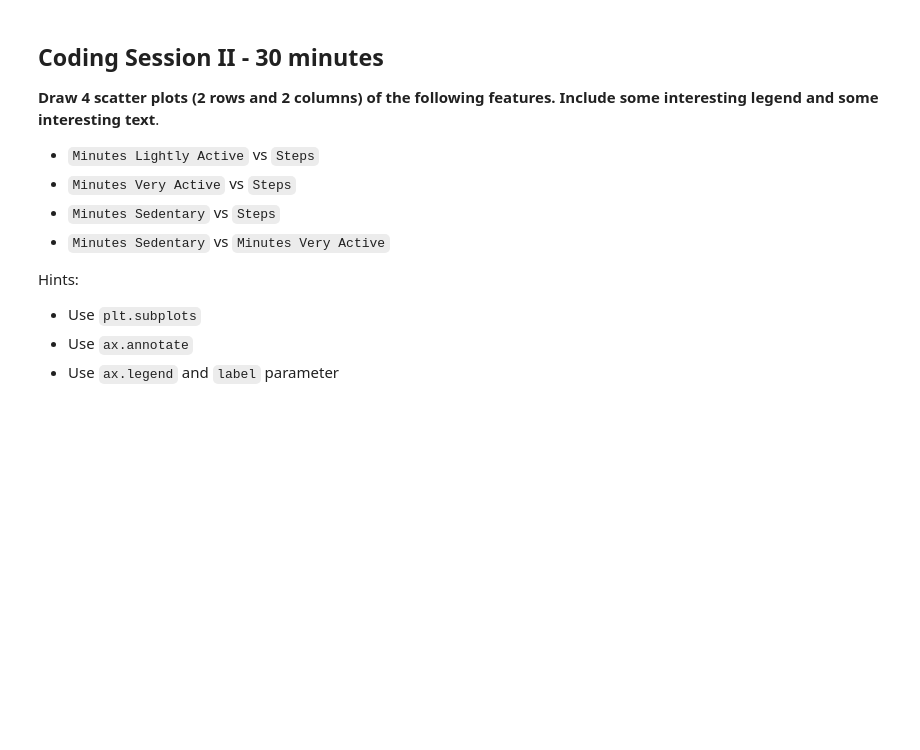
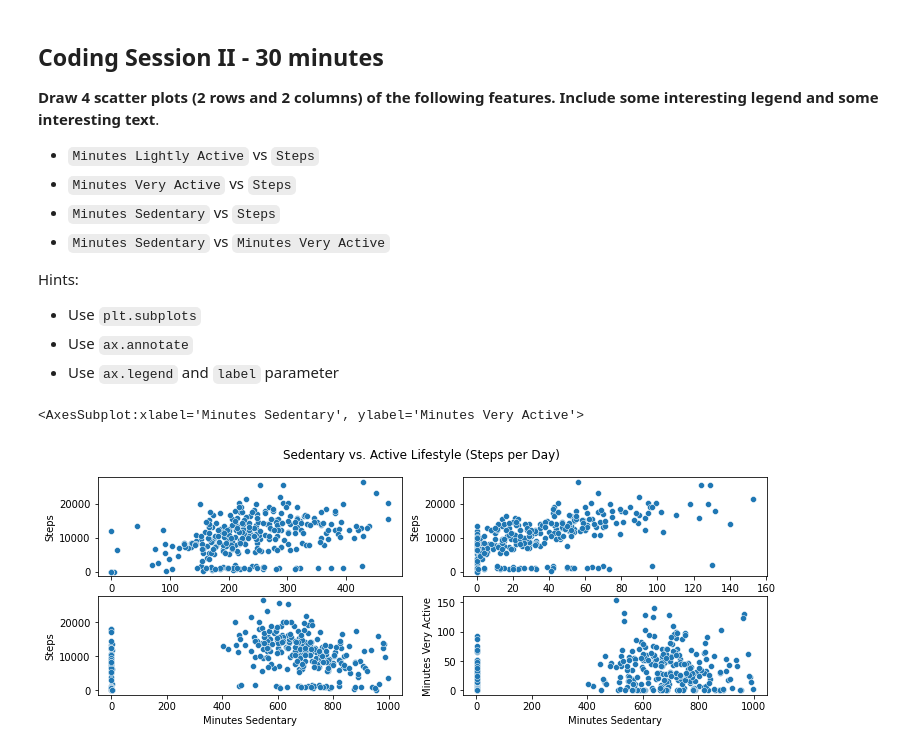
Before and after one commit to Ironhack-Data-Madrid-Marzo-2021/lab-visualization-extra, a Jupyter notebook: our_code.ipynb, the cells around one changed output. Cells and saved outputs as stored; diff of their text form; code cells hidden in the pictures; blank space fills up the shorter version.

```diff
--- a/our_code.ipynb
+++ b/our_code.ipynb
@@ -68,0 +144,14 @@ Hints:
+# %%
+# Driver 2 enter codes here
+
+fig,axis = plt.subplots(figsize = (12,4), nrows = 2, ncols = 2)
+fig.suptitle('Sedentary vs. Active Lifestyle (Steps per Day)')
+
+
+sns.scatterplot(x="Minutes Lightly Active", y="Steps", data=fat, ax=axis[0, 0])
+sns.scatterplot(x="Minutes Very Active", y="Steps", data=fat, ax=axis[0, 1])
+sns.scatterplot(x="Minutes Sedentary", y="Steps", data=fat, ax=axis[1, 0])
+sns.scatterplot(x="Minutes Sedentary", y="Minutes Very Active", data=fat, ax=axis[1, 1])
+# %% [output]
+<AxesSubplot:xlabel='Minutes Sedentary', ylabel='Minutes Very Active'>
+[figure, added]
```
Also changed, not shown: parts of 11 cells of this notebook.
